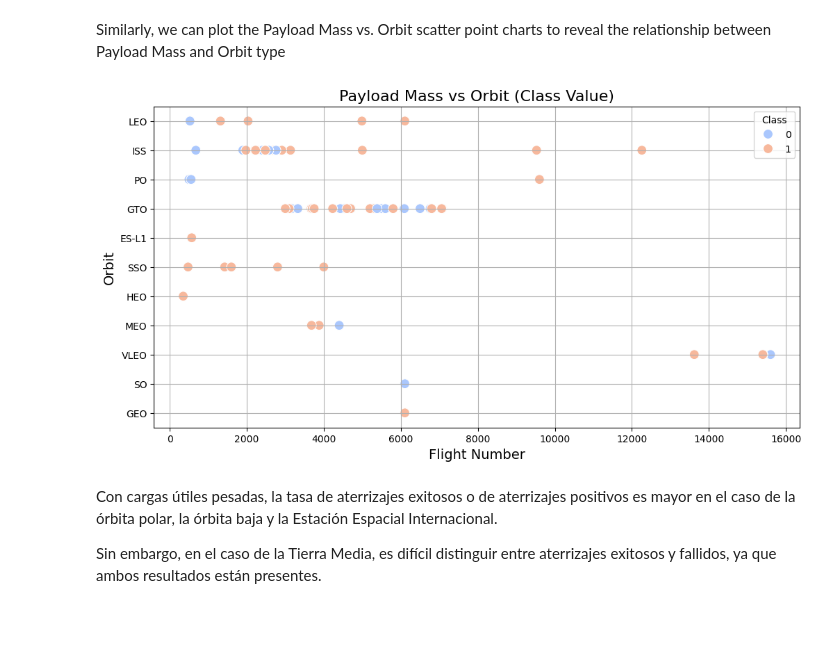
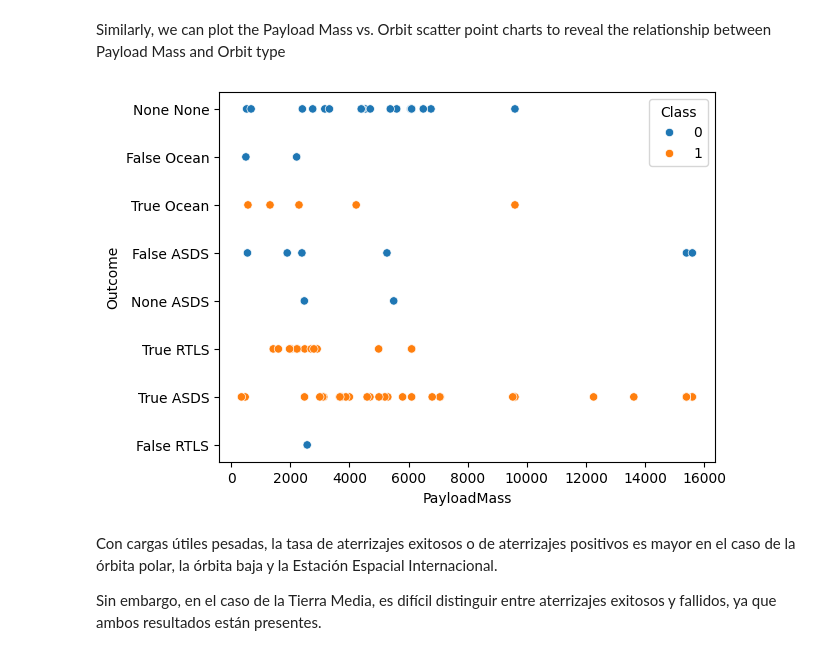
Before and after one commit to efarasandrade/Capstone, a Jupyter notebook: edadataviz.ipynb, the cells around one changed output. Drawn from its saved outputs; the diff is of its cells as text; code cells hidden in the pictures; blank space fills up the shorter version.

```diff
--- a/edadataviz.ipynb
+++ b/edadataviz.ipynb
@@ -188,32 +151,19 @@ Se puede observar que en la órbita LEO, el éxito parece estar relacionado con
 ### TAREA 5: Visualizar la relación entre la masa de la carga útil y el tipo de órbita
 # %% [markdown]
 Similarly, we can plot the Payload Mass vs. Orbit scatter point charts to reveal the relationship between Payload Mass and Orbit type
-# %%
-# Plot a scatter point chart with x axis to be Payload Mass and y axis to be the Orbit, and hue to be the class value
-
-plt.figure(figsize=(12, 6))  # Definir tamaño del gráfico
-sns.scatterplot(
-    x="PayloadMass",
-    y="Orbit",
-    hue="Class",
-    data=df,
-    palette="coolwarm",
-    s=100  # Tamaño de los puntos
-)
-
-# Personalización del gráfico
-plt.title("Payload Con cargas útiles pesadas, la tasa de aterrizajes exitosos o de aterrizajes positivos es mayor en el caso de la órbita polar, la órbita baja y la Estación Espacial Internacional.
-
-Sin embargo, en el caso de la Tierra Media, es difícil distinguir entre aterrizajes exitosos y fallidos, ya que ambos resultados están presentes.Mass vs Orbit (Class Value)", fontsize=16)
-plt.xlabel("Flight Number", fontsize=14)
-plt.ylabel("Orbit", fontsize=14)
-plt.legend(title="Class", loc="upper right")
-plt.grid(True)  # Agregar cuadrícula
-
-# Mostrar el gráfico
-plt.show()
-# %% [output]
-[figure, removed]
+# %%
+# Plot a scatter point chart with x axis to be Payload Mass and y axis to be the Orbit, and hue to be the class value
+
+sns.scatterplot(
+    x="PayloadMass",
+    y="Outcome",
+    hue="Class",
+    data=df,
+)
+
+plt.show()
+# %% [output]
+[figure, added]
 # %% [markdown]
 Con cargas útiles pesadas, la tasa de aterrizajes exitosos o de aterrizajes positivos es mayor en el caso de la órbita polar, la órbita baja y la Estación Espacial Internacional.
 
```
Also changed, not shown: parts of 8 cells of this notebook.
